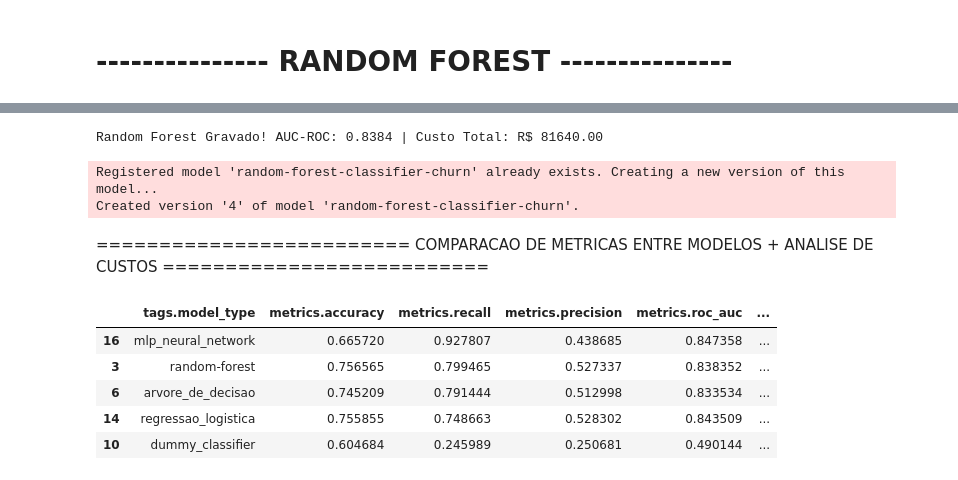
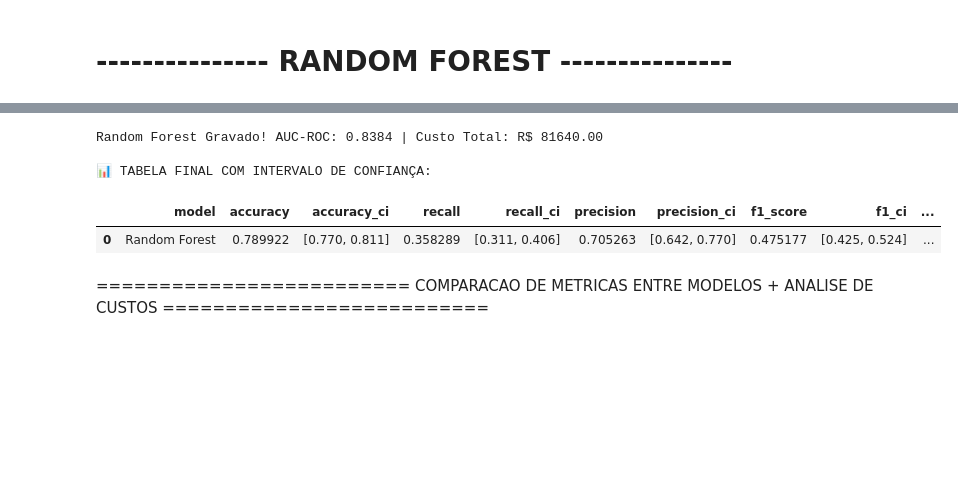
Before and after one commit to LaraGSilva/projeto-tech-challenge-churn, a Jupyter notebook: notebooks/modelos_baseline.ipynb, the cells around one changed output, grey strips where cells are left out. Drawn from its saved outputs; the diff is of its cells as text; code cells hidden in the pictures; blank space fills up the shorter version.

Commit message:
feat: add outras secoes model card

```diff
--- a/notebooks/modelos_baseline.ipynb
+++ b/notebooks/modelos_baseline.ipynb
@@ -646,6 +625,12 @@ with mlflow.start_run(run_name="Random_Forest_Baseline_v4"):
 
     cm = confusion_matrix(y_test, y_pred)
     total_cost = (cm[0, 1] * COST_FP) + (cm[1, 0] * COST_FN)
+
+    acc_ci = bootstrap_ci(y_test.values, y_pred, accuracy_score)
+    f1_ci = bootstrap_ci(y_test.values, y_pred, f1_score)
+    prec_ci = bootstrap_ci(y_test.values, y_pred, precision_score)
+    rec_ci = bootstrap_ci(y_test.values, y_pred, recall_score)
+
 
        # Log de Tags
     mlflow.set_tags({
@@ -755,6 +742,8 @@ print(
 Random Forest Gravado! AUC-ROC: 0.8384 | Custo Total: R$ 81640.00
+
+📊 TABELA FINAL COM INTERVALO DE CONFIANÇA:
-Registered model 'random-forest-classifier-churn' already exists. Creating a new version of this model...
-Created version '4' of model 'random-forest-classifier-churn'.
+|  | model | accuracy | accuracy_ci | recall | recall_ci | precision | precision_ci | f1_score | f1_ci | ... |
+| 0 | Random Forest | 0.789922 | [0.770, 0.811] | 0.358289 | [0.311, 0.406] | 0.705263 | [0.642, 0.770] | 0.475177 | [0.425, 0.524] | ... |
 # %% [markdown]
 ========================= COMPARACAO DE METRICAS ENTRE MODELOS + ANALISE DE CUSTOS ==========================
 # %%
@@ -782,10 +771,3 @@ leaderboard_fmt = leaderboard.copy()
 
 leaderboard_fmt["metrics.business.total_cost"] = leaderboard_fmt["metrics.business.total_cost"].apply(lambda x: f"R$ {x:,.2f}")
 display(leaderboard_fmt)
-# %% [output]
-|  | tags.model_type | metrics.accuracy | metrics.recall | metrics.precision | metrics.roc_auc | ... |
-| 16 | mlp_neural_network | 0.665720 | 0.927807 | 0.438685 | 0.847358 | ... |
-| 3 | random-forest | 0.756565 | 0.799465 | 0.527337 | 0.838352 | ... |
-| 6 | arvore_de_decisao | 0.745209 | 0.791444 | 0.512998 | 0.833534 | ... |
-| 14 | regressao_logistica | 0.755855 | 0.748663 | 0.528302 | 0.843509 | ... |
-| 10 | dummy_classifier | 0.604684 | 0.245989 | 0.250681 | 0.490144 | ... |
```
Also changed, not shown: parts of 5 cells of this notebook, 4 other files.
